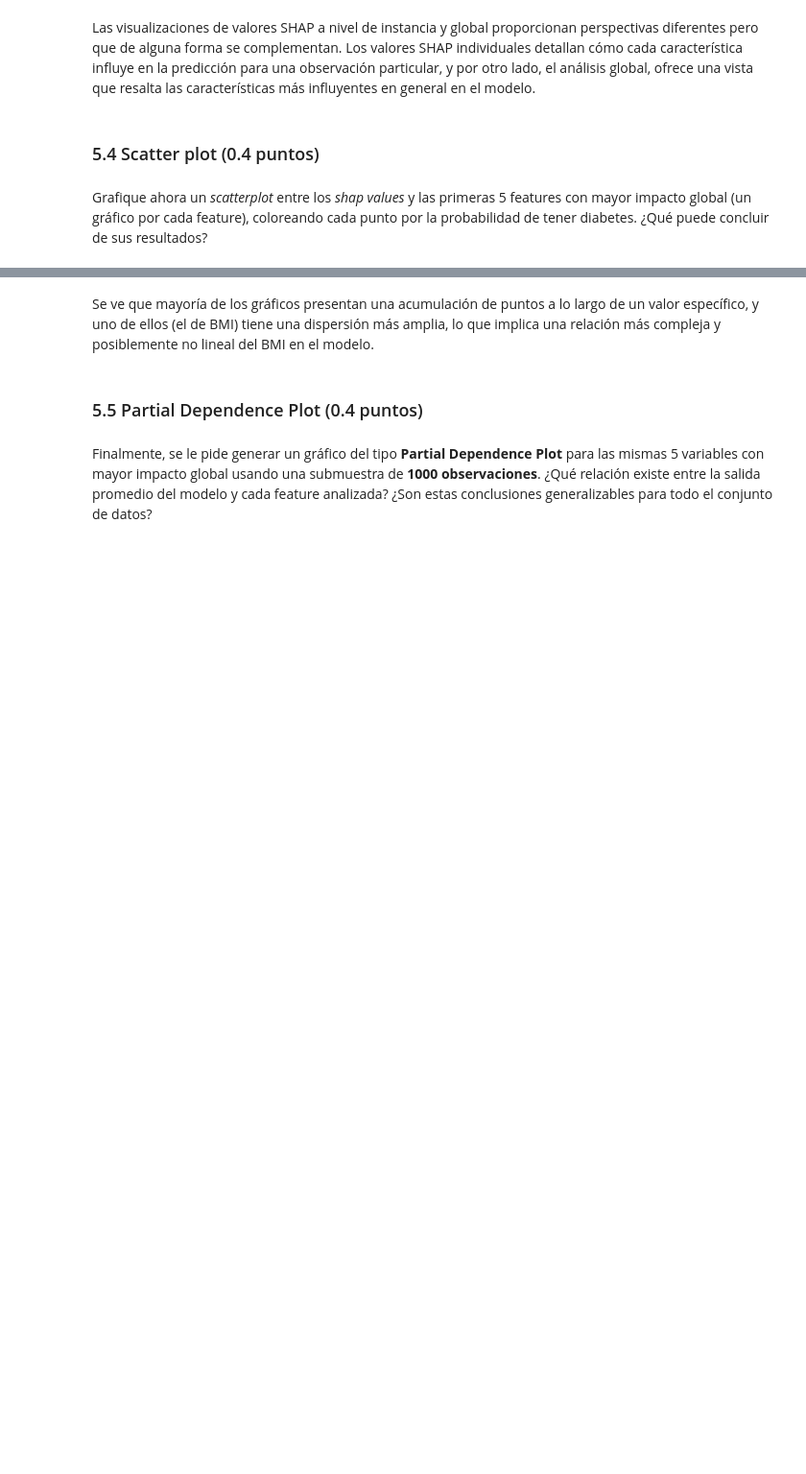
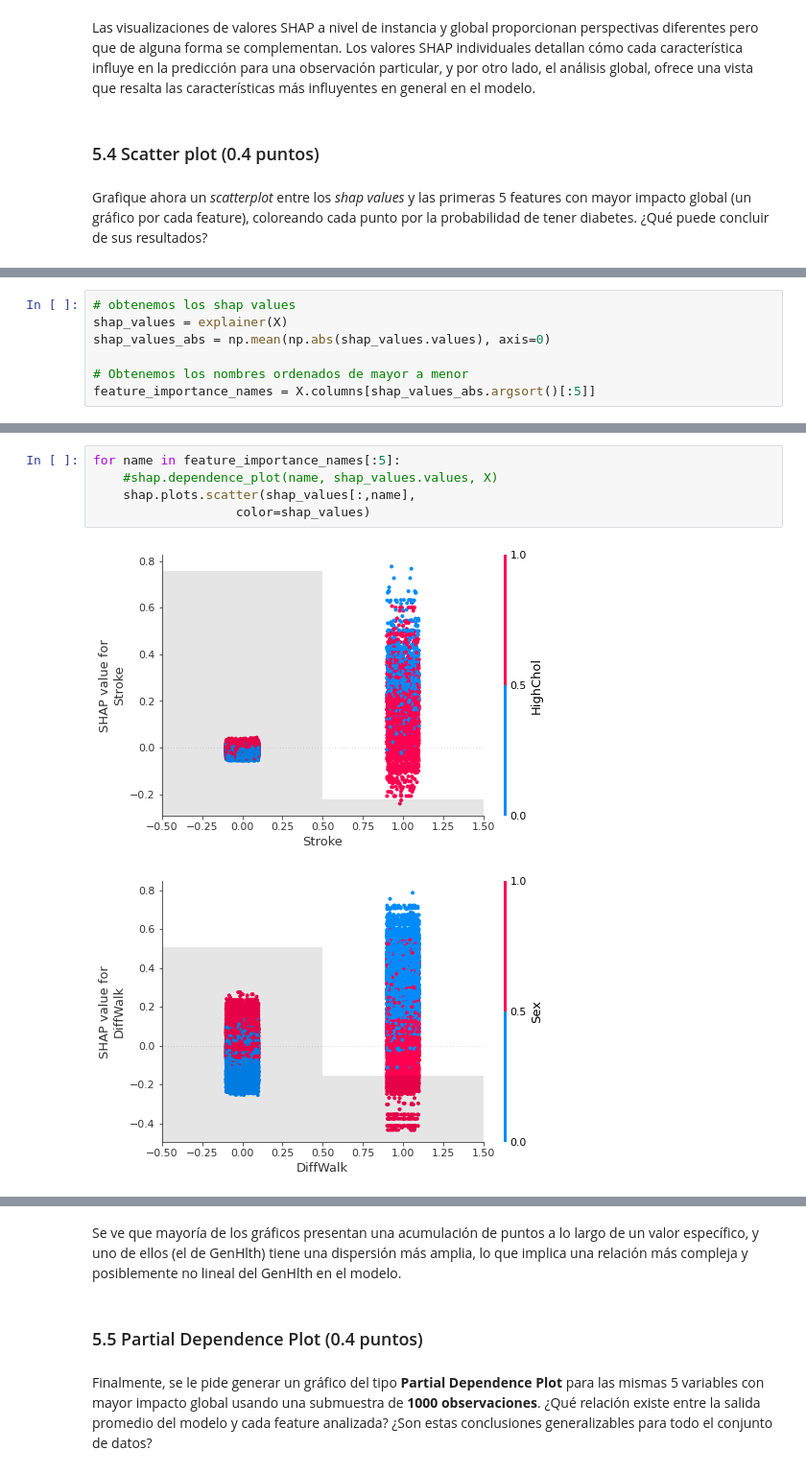
Before and after one commit to J07Aa/Repo, a Jupyter notebook: Lab_10/Laboratorio10_Enunciado.ipynb, the cells around one changed output, grey strips where cells are left out. Shown at 96% size. Saved outputs shown, nothing was run; the diff lists cells and outputs as text; blank space fills up the shorter version.

```diff
--- a/Lab_10/Laboratorio10_Enunciado.ipynb
+++ b/Lab_10/Laboratorio10_Enunciado.ipynb
@@ -410,0 +391,7 @@ for feature_index in top_ft:
+# %%
+# obtenemos los shap values
+shap_values = explainer(X)
+shap_values_abs = np.mean(np.abs(shap_values.values), axis=0)
+
+# Obtenemos los nombres ordenados de mayor a menor
+feature_importance_names = X.columns[shap_values_abs.argsort()[:5]]
@@ -410,0 +422,8 @@ for feature_index in top_ft:
+# %%
+for name in feature_importance_names[:5]:
+    #shap.dependence_plot(name, shap_values.values, X)
+    shap.plots.scatter(shap_values[:,name],
+                   color=shap_values)
+# %% [output]
+[figure, added]
+[figure, added]
@@ -411,5 +433,5 @@ for feature_index in top_ft:
 # %% [markdown]
-Se ve que mayoría de los gráficos presentan una acumulación de puntos a lo largo de un valor específico, y uno de ellos (el de BMI) tiene una dispersión más amplia, lo que implica una relación más compleja y posiblemente no lineal del BMI en el modelo.
+Se ve que mayoría de los gráficos presentan una acumulación de puntos a lo largo de un valor específico, y uno de ellos (el de GenHlth) tiene una dispersión más amplia, lo que implica una relación más compleja y posiblemente no lineal del GenHlth en el modelo.
 # %% [markdown]
 ### 5.5 Partial Dependence Plot (0.4 puntos)
 # %% [markdown]
```
Also changed, not shown: parts of 18 cells of this notebook.
